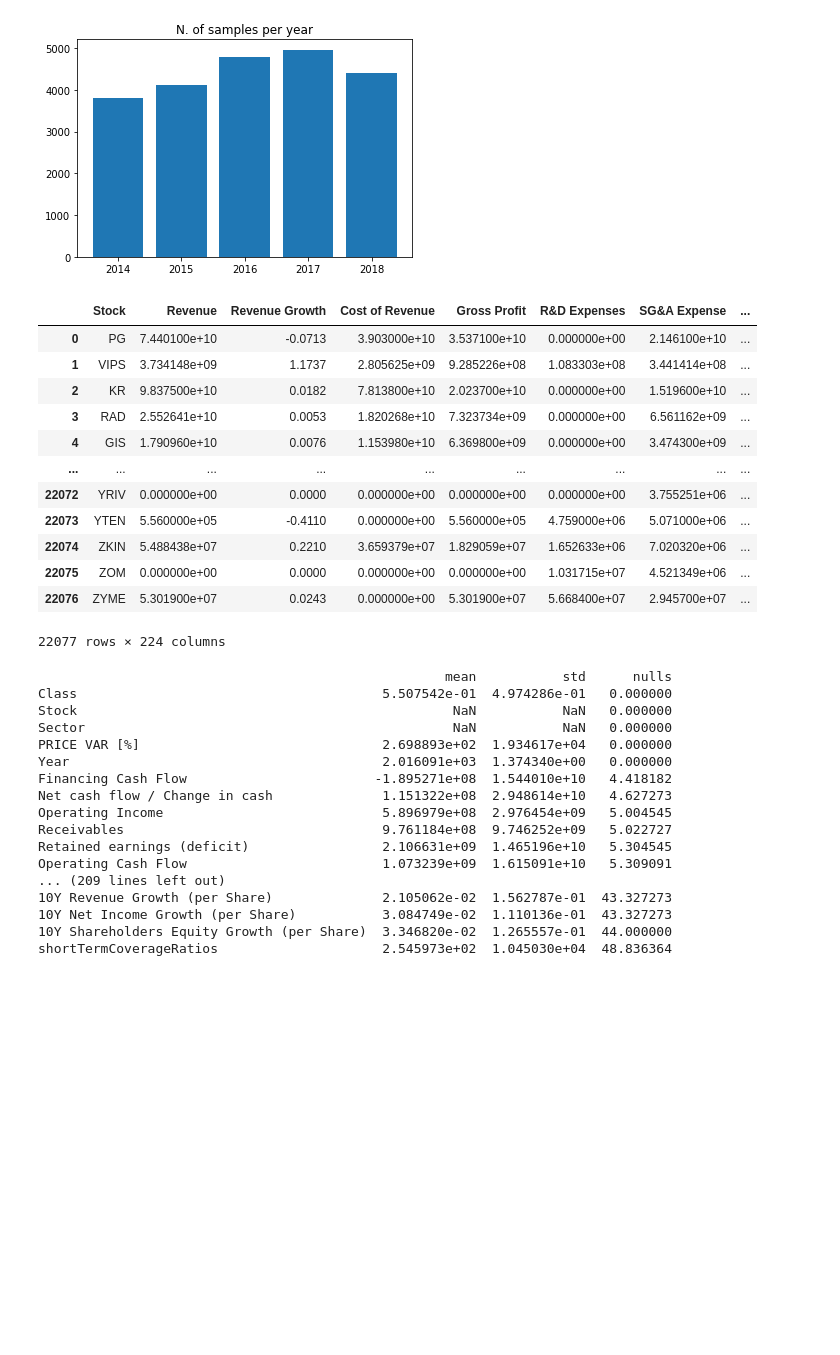
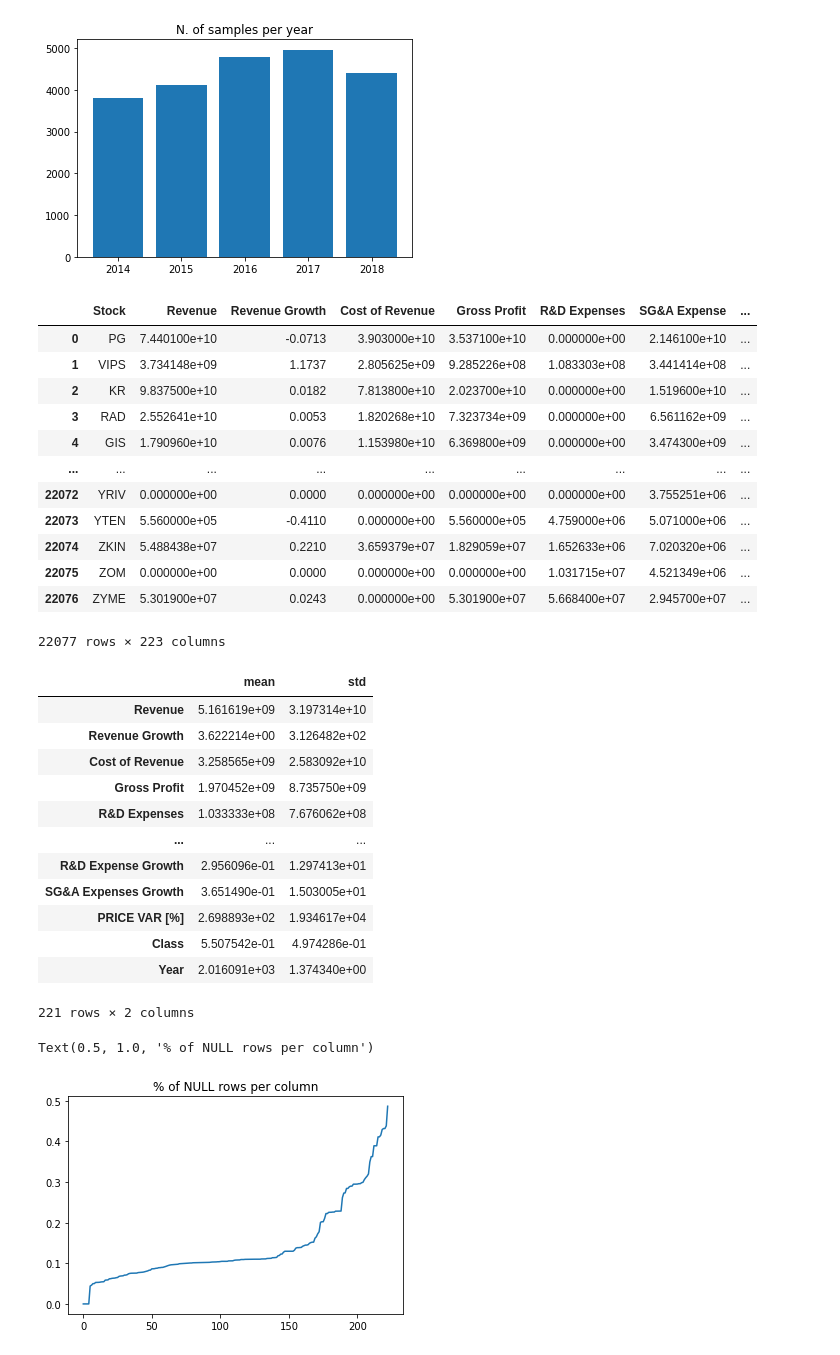
Before and after one commit to michelebersani/StatisticalLearning, a Jupyter notebook: stuff.ipynb, the cells around one changed output. Saved outputs shown, nothing was run; the diff lists cells and outputs as text; code cells hidden in the pictures; blank space fills up the shorter version.

```diff
--- a/stuff.ipynb
+++ b/stuff.ipynb
@@ -18,7 +19,8 @@ for i, df in enumerate(dfs):
     price_var_column = dfs[i].columns[-2]
     renamed = {price_var_column: "PRICE VAR [%]", 'Unnamed: 0': 'Stock'}
     dfs[i] = dfs[i].rename(columns=renamed)
-    dfs[i] = dfs[i].drop(['operatingCycle', 'cashConversionCycle'], axis=1)
+    to_drop = ['operatingCycle', 'cashConversionCycle', 'operatingProfitMargin']
+    dfs[i] = dfs[i].drop(to_drop, axis=1)
     dfs[i]['Year'] = 2014+i
     if i == 0:
         total = dfs[0]
@@ -39,29 +41,32 @@ total
 | 22074 | ZKIN | 5.488438e+07 | 0.2210 | 3.659379e+07 | 1.829059e+07 | 1.652633e+06 | 7.020320e+06 | ... |
 | 22075 | ZOM | 0.000000e+00 | 0.0000 | 0.000000e+00 | 0.000000e+00 | 1.031715e+07 | 4.521349e+06 | ... |
 | 22076 | ZYME | 5.301900e+07 | 0.0243 | 0.000000e+00 | 5.301900e+07 | 5.668400e+07 | 2.945700e+07 | ... |
-22077 rows × 224 columns
+22077 rows × 223 columns
 # %%
-stats = {'mean': total.mean(), 'std': total.std(), 'nulls' : total.isnull().sum(axis=0) / 220}
-stats = pd.DataFrame(stats).sort_values('nulls')
-print(stats.to_string())
+stats = {'mean': total.mean(), 'std': total.std()}
+stats = pd.DataFrame(stats)
+stats
 # %% [output]
+|  | mean | std |
+| Revenue | 5.161619e+09 | 3.197314e+10 |
+| Revenue Growth | 3.622214e+00 | 3.126482e+02 |
+| Cost of Revenue | 3.258565e+09 | 2.583092e+10 |
+| Gross Profit | 1.970452e+09 | 8.735750e+09 |
+| R&D Expenses | 1.033333e+08 | 7.676062e+08 |
+| ... | ... | ... |
+| R&D Expense Growth | 2.956096e-01 | 1.297413e+01 |
+| SG&A Expenses Growth | 3.651490e-01 | 1.503005e+01 |
+| PRICE VAR [%] | 2.698893e+02 | 1.934617e+04 |
+| Class | 5.507542e-01 | 4.974286e-01 |
+| Year | 2.016091e+03 | 1.374340e+00 |
-                                                    mean           std      nulls
-Class                                       5.507542e-01  4.974286e-01   0.000000
-Stock                                                NaN           NaN   0.000000
-Sector                                               NaN           NaN   0.000000
-PRICE VAR [%]                               2.698893e+02  1.934617e+04   0.000000
-Year                                        2.016091e+03  1.374340e+00   0.000000
-Financing Cash Flow                        -1.895271e+08  1.544010e+10   4.418182
-Net cash flow / Change in cash              1.151322e+08  2.948614e+10   4.627273
-Operating Income                            5.896979e+08  2.976454e+09   5.004545
-Receivables                                 9.761184e+08  9.746252e+09   5.022727
-Retained earnings (deficit)                 2.106631e+09  1.465196e+10   5.304545
-Operating Cash Flow                         1.073239e+09  1.615091e+10   5.309091
-... (209 lines left out)
-10Y Revenue Growth (per Share)              2.105062e-02  1.562787e-01  43.327273
-10Y Net Income Growth (per Share)           3.084749e-02  1.110136e-01  43.327273
-10Y Shareholders Equity Growth (per Share)  3.346820e-02  1.265557e-01  44.000000
-shortTermCoverageRatios                     2.545973e+02  1.045030e+04  48.836364
+221 rows × 2 columns
+# %%
+nulls_per_col = total.isnull().sum(axis=0).sort_values()
+plt.plot(nulls_per_col.to_numpy() / len(total))
+plt.title('% of NULL rows per column')
+# %% [output]
+Text(0.5, 1.0, '% of NULL rows per column')
+[figure, added]
 # %%
 nulls_per_row = total.isnull().sum(axis=1).sort_values()
 plt.plot(nulls_per_row.to_numpy() / len(total.columns))
```
Also changed, not shown: parts of 6 cells of this notebook, 1 other file.
